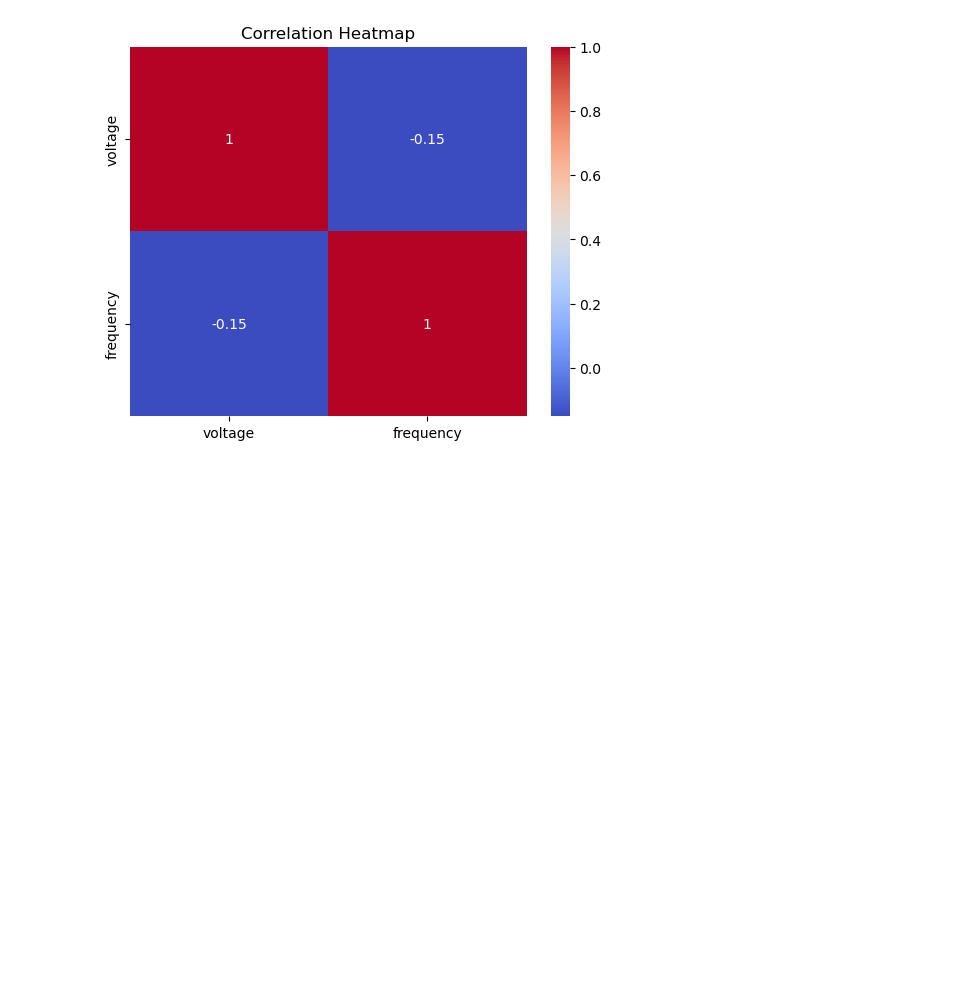
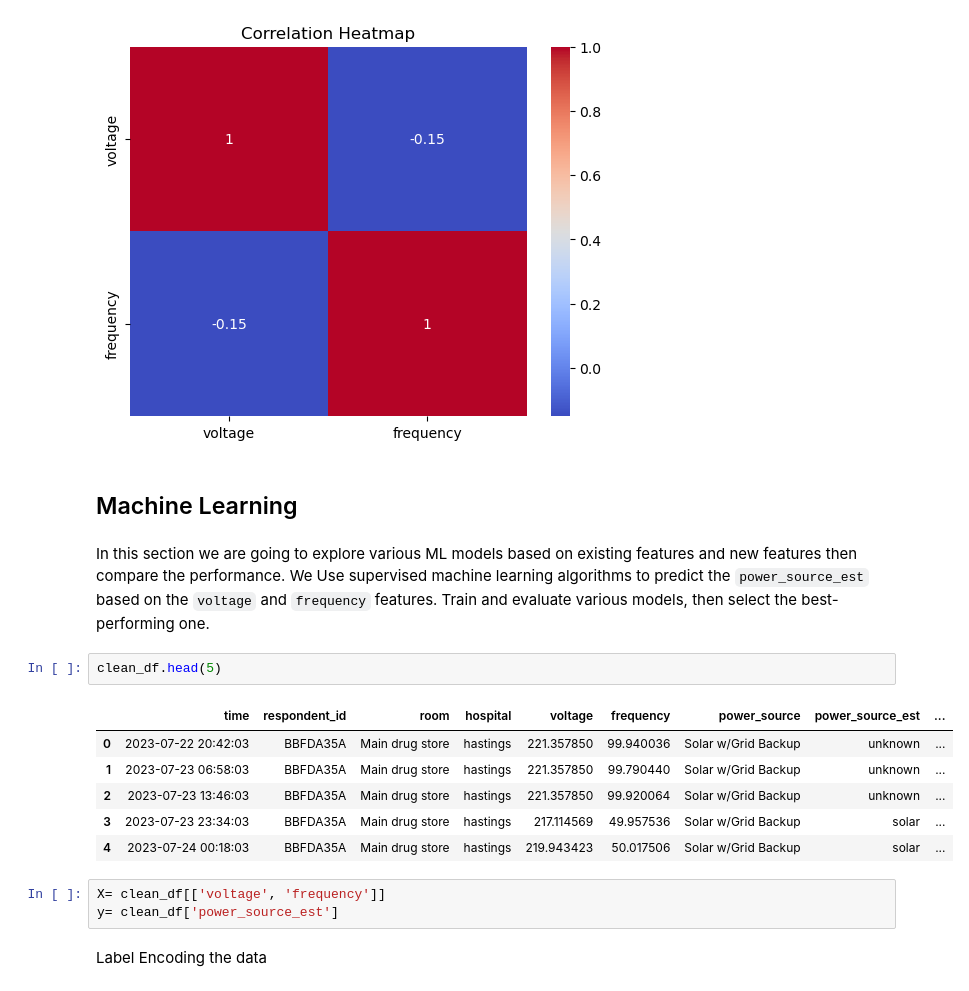
Before and after one commit to Edwin574/nLine_power_source_detection_case_study, a Jupyter notebook: main_casestudy.ipynb, the cells around one changed output. Saved outputs shown, nothing was run; the diff lists cells and outputs as text; blank space fills up the shorter version.

Commit message:
new features, model training and evaluation

```diff
--- a/main_casestudy.ipynb
+++ b/main_casestudy.ipynb
@@ -980,3 +1001,21 @@ plt.title('Correlation Heatmap')
 plt.show()
 # %% [output]
 [figure]
+# %% [markdown]
+## Machine Learning
+# %% [markdown]
+In this section we are going to explore various ML models based on existing features and new features then compare the performance. We Use supervised machine learning algorithms to predict the `power_source_est` based on the `voltage` and `frequency` features. Train and evaluate various models, then select the best-performing one.
+# %%
+clean_df.head(5)
+# %% [output]
+|  | time | respondent_id | room | hospital | voltage | frequency | power_source | power_source_est | ... |
+| 0 | 2023-07-22 20:42:03 | BBFDA35A | Main drug store | hastings | 221.357850 | 99.940036 | Solar w/Grid Backup | unknown | ... |
+| 1 | 2023-07-23 06:58:03 | BBFDA35A | Main drug store | hastings | 221.357850 | 99.790440 | Solar w/Grid Backup | unknown | ... |
+| 2 | 2023-07-23 13:46:03 | BBFDA35A | Main drug store | hastings | 221.357850 | 99.920064 | Solar w/Grid Backup | unknown | ... |
+| 3 | 2023-07-23 23:34:03 | BBFDA35A | Main drug store | hastings | 217.114569 | 49.957536 | Solar w/Grid Backup | solar | ... |
+| 4 | 2023-07-24 00:18:03 | BBFDA35A | Main drug store | hastings | 219.943423 | 50.017506 | Solar w/Grid Backup | solar | ... |
+# %%
+X= clean_df[['voltage', 'frequency']]
+y= clean_df['power_source_est']
+# %% [markdown]
+Label Encoding the data
```
Also changed, not shown: parts of 83 cells of this notebook.
